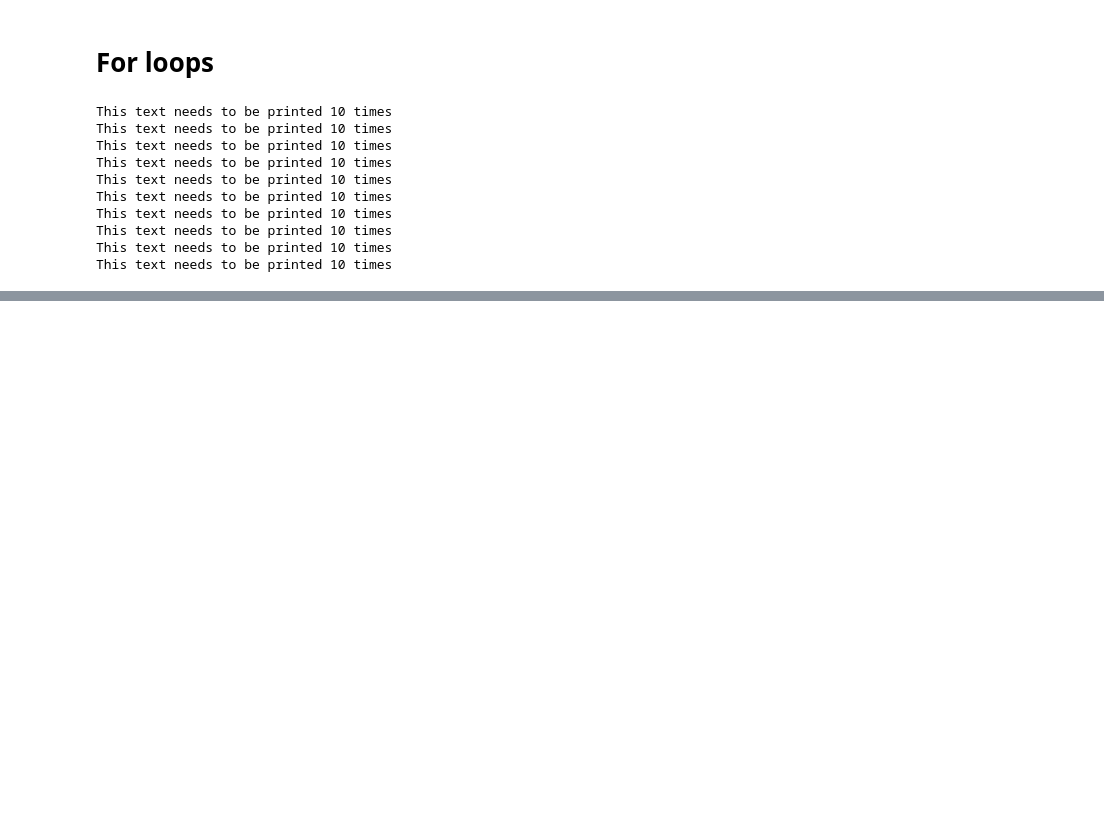
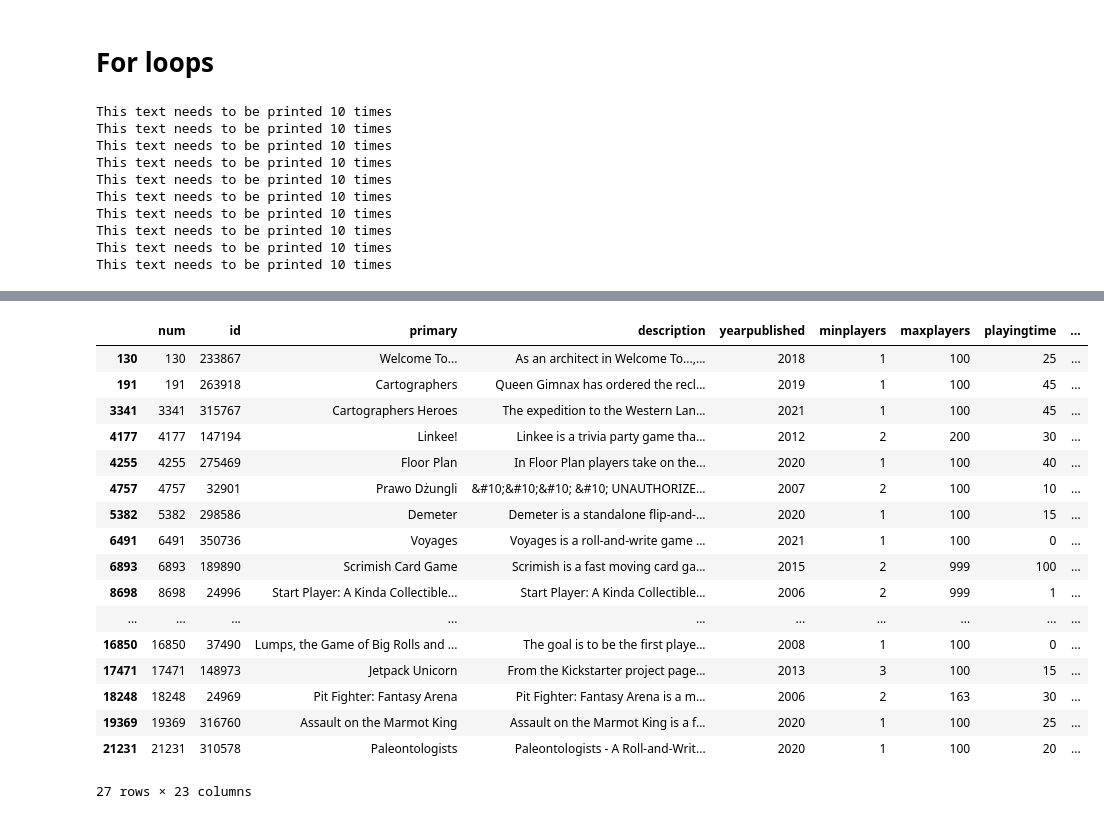
Before and after one commit to ernbilen/Data101_Spring26, a Jupyter notebook: notes/week5/data101python-intro.ipynb, the cells around one changed output, grey strips where cells are left out. Saved outputs shown, nothing was run; the diff lists cells and outputs as text; code cells hidden in the pictures; blank space fills up the shorter version.

```diff
--- a/notes/week5/data101python-intro.ipynb
+++ b/notes/week5/data101python-intro.ipynb
@@ -112,0 +479,22 @@ This text needs to be printed 10 times
+# %%
+# return games with maxplayers >= 100 (2 mins)
+df[df.maxplayers >= 100]
+# %% [output]
+|  | num | id | primary | description | yearpublished | minplayers | maxplayers | playingtime | ... |
+| 130 | 130 | 233867 | Welcome To... | As an architect in Welcome To...,... | 2018 | 1 | 100 | 25 | ... |
+| 191 | 191 | 263918 | Cartographers | Queen Gimnax has ordered the recl... | 2019 | 1 | 100 | 45 | ... |
+| 3341 | 3341 | 315767 | Cartographers Heroes | The expedition to the Western Lan... | 2021 | 1 | 100 | 45 | ... |
+| 4177 | 4177 | 147194 | Linkee! | Linkee is a trivia party game tha... | 2012 | 2 | 200 | 30 | ... |
+| 4255 | 4255 | 275469 | Floor Plan | In Floor Plan players take on the... | 2020 | 1 | 100 | 40 | ... |
+| 4757 | 4757 | 32901 | Prawo Dżungli | &#10;&#10;&#10; &#10; UNAUTHORIZE... | 2007 | 2 | 100 | 10 | ... |
+| 5382 | 5382 | 298586 | Demeter | Demeter is a standalone flip-and-... | 2020 | 1 | 100 | 15 | ... |
+| 6491 | 6491 | 350736 | Voyages | Voyages is a roll-and-write game ... | 2021 | 1 | 100 | 0 | ... |
+| 6893 | 6893 | 189890 | Scrimish Card Game | Scrimish is a fast moving card ga... | 2015 | 2 | 999 | 100 | ... |
+| 8698 | 8698 | 24996 | Start Player: A Kinda Collectible... | Start Player: A Kinda Collectible... | 2006 | 2 | 999 | 1 | ... |
+| ... | ... | ... | ... | ... | ... | ... | ... | ... | ... |
+| 16850 | 16850 | 37490 | Lumps, the Game of Big Rolls and ... | The goal is to be the first playe... | 2008 | 1 | 100 | 0 | ... |
+| 17471 | 17471 | 148973 | Jetpack Unicorn | From the Kickstarter project page... | 2013 | 3 | 100 | 15 | ... |
+| 18248 | 18248 | 24969 | Pit Fighter: Fantasy Arena | Pit Fighter: Fantasy Arena is a m... | 2006 | 2 | 163 | 30 | ... |
+| 19369 | 19369 | 316760 | Assault on the Marmot King | Assault on the Marmot King is a f... | 2020 | 1 | 100 | 25 | ... |
+| 21231 | 21231 | 310578 | Paleontologists | Paleontologists - A Roll-and-Writ... | 2020 | 1 | 100 | 20 | ... |
+27 rows × 23 columns
```
Also changed, not shown: parts of 56 cells of this notebook.
